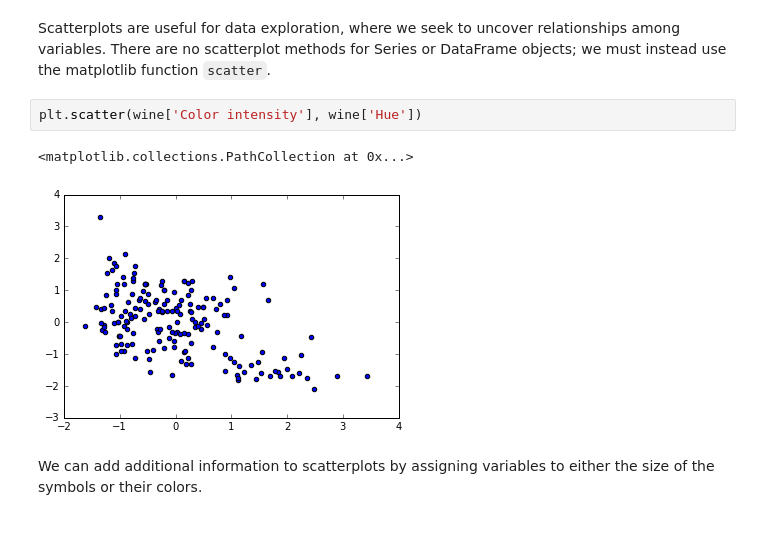
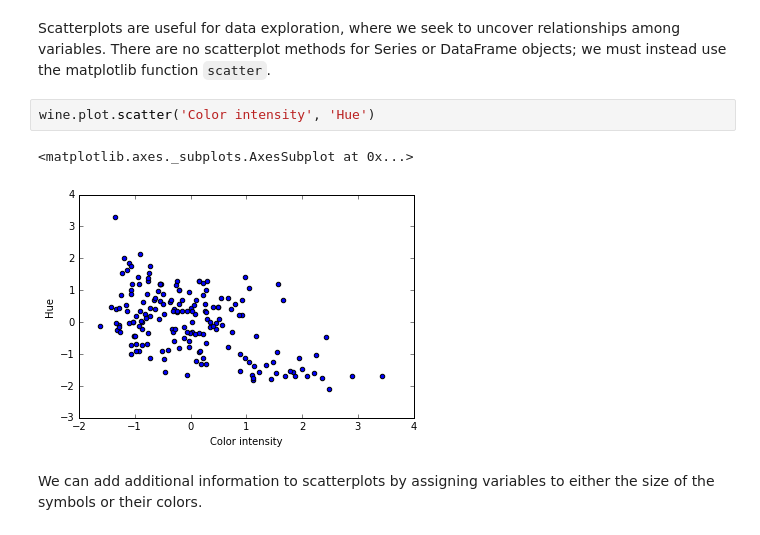
Before and after one commit to fonnesbeck/ngcm_pandas_2016, a Jupyter notebook: notebooks/2.1 - High-level Plotting with pandas and Seaborn.ipynb, the cells around one changed output. Cells and saved outputs as stored; diff of their text form.

```diff
--- a/notebooks/2.1 - High-level Plotting with pandas and Seaborn.ipynb
+++ b/notebooks/2.1 - High-level Plotting with pandas and Seaborn.ipynb
@@ -222,10 +222,10 @@ wine.columns = attributes
 # %% [markdown]
 Scatterplots are useful for data exploration, where we seek to uncover relationships among variables. There are no scatterplot methods for Series or DataFrame objects; we must instead use the matplotlib function `scatter`.
 # %%
-plt.scatter(wine['Color intensity'], wine['Hue'])
+wine.plot.scatter('Color intensity', 'Hue')
 # %% [output]
-<matplotlib.collections.PathCollection at 0x...>
+<matplotlib.axes._subplots.AxesSubplot at 0x...>
-[figure, old version]
+[figure, new version]
 # %% [markdown]
 We can add additional information to scatterplots by assigning variables to either the size of the symbols or their colors.
 # %%
```
Also changed, not shown: parts of 33 cells of this notebook, 7 other files.
